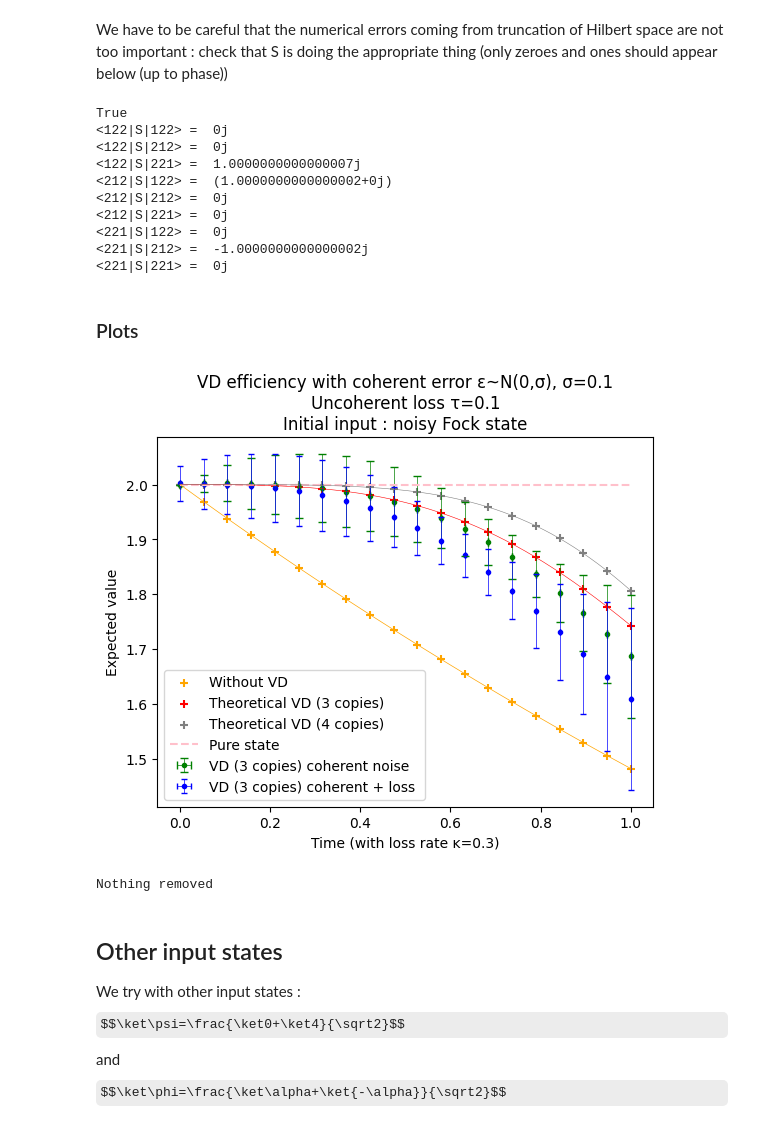
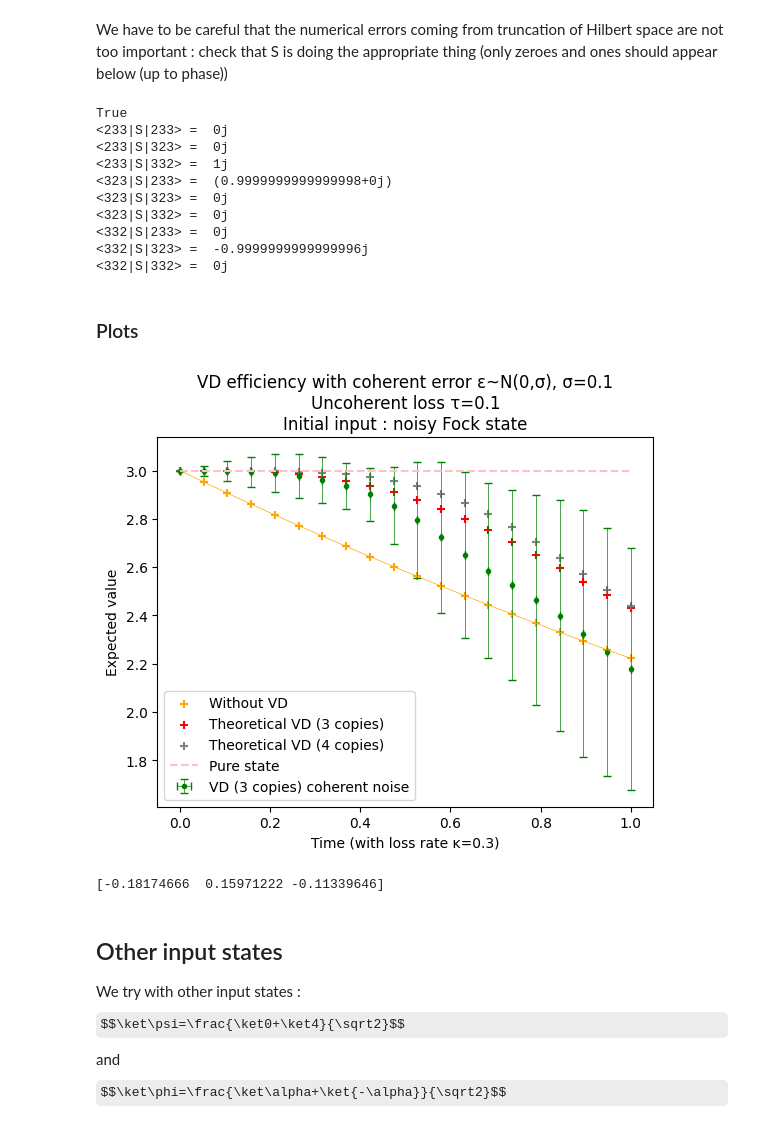
Before and after one commit to lfinocchiaro/virtual-distillation, a Jupyter notebook: virtual_distillation.ipynb, the cells around one changed output. Drawn from its saved outputs; the diff is of its cells as text; code cells hidden in the pictures; some formulas as TeX source.

Commit message:
Added theoretical plots

```diff
--- a/virtual_distillation.ipynb
+++ b/virtual_distillation.ipynb
@@ -8,7 +8,7 @@ import numpy as np
 import math
 import matplotlib.pyplot as plt
 
-N = 7 # Total dimension of the space. We will use three copies so N^3 size matrices
+N = 9 # Total dimension of the space. We will use three copies so N^3 size matrices
 # %% [markdown]
 ### Initial noisy Fock state
 
@@ -20,7 +20,7 @@ with $\rho_0=\ket n\bra n$
 For multi-mode $\hat a, \hat b, \dots,\hat c$ we define the same way $\hat A_k, \hat B_k,\dots \hat C_k$ and
 $$\hat\rho(t)=\sum_{k=0}^\infty\sum_{l=0}^\infty\dots\sum_{m=0}^\infty\hat A_k\hat B_l\dots\hat C_m\hat\rho_0 \hat A_k^\dagger\hat B_l^\dagger\dots\hat C_m^\dagger$$
 # %%
-n = 2
+n = 3
 kappa = 0.3
 
 nb_samples = 20
@@ -130,6 +130,6 @@ except NameError:
     noise_list = np.random.normal(0,eps_std,(nb_F_samples,3))
     F_list = [] # list of triplets of beam splitters
     for (i,noise) in enumerate(noise_list):
-        if (i%11==0): print(f"{i+1}/{nb_F_samples}", end=" ")
+        if (i%1==0): print(f"{i+1}/{nb_F_samples}", end=" ")
         F_list.append(create_F3(initial_sin_angles, noise))
     recalc = False
@@ -150,7 +152,7 @@ denominator_op = (2j*np.pi/3*(n1+2*n2)).expm()
 numerator_op = (n1+n2+n3)/3 * denominator_op
 uncoherent_t_loss = 0.1 # value chosen arbitrarily, total expected shift
 
-def perform_protocol(rho_list : list[qutip.qobj.Qobj], F_list : list[tuple[qutip.qobj.Qobj]], M_list : list[int] =[3,4,1]) -> tuple[np.ndarray]:
+def perform_protocol(rho_list : list[qutip.qobj.Qobj], F_list : list[tuple[qutip.qobj.Qobj]], M_list : list[int] =[3,4,1], losses = True) -> tuple[np.ndarray]:
     ''' Performs the full 3-mode VD protocol on each input state and for each noisy F_3 gate
     Returns the 2-dimensional array with all results. Also returns theoretical results for comparison (see plots)
 
@@ -184,20 +186,21 @@ def perform_protocol(rho_list : list[qutip.qobj.Qobj], F_list : list[tuple[qutip
             denominator = qutip.expect(denominator_op, rho_tilde)
             result[i,j]=(numerator/denominator)
             # WITH losses
-            rho_1 = bs3 * rho_full * bs3.dag()
-            rho_1_noisy = create_states([t_loss/3], rho_1, 3)[0]
-            rho_2 = bs2 * rho_1_noisy * bs2.dag()
-            rho_2_noisy = create_states([t_loss/3], rho_2, 3)[0]
-            rho_3 = bs1 * rho_2_noisy * bs1.dag()
-            rho_3_noisy = create_states([t_loss/3], rho_3, 3)[0]
-            result_loss[i,j] = qutip.expect(numerator_op, rho_3_noisy)/qutip.expect(denominator_op, rho_3_noisy)
+            if losses:
+                rho_1 = bs3 * rho_full * bs3.dag()
+                rho_1_noisy = create_states([t_loss/3], rho_1, 3)[0]
+                rho_2 = bs2 * rho_1_noisy * bs2.dag()
+                rho_2_noisy = create_states([t_loss/3], rho_2, 3)[0]
+                rho_3 = bs1 * rho_2_noisy * bs1.dag()
+                rho_3_noisy = create_states([t_loss/3], rho_3, 3)[0]
+                result_loss[i,j] = qutip.expect(numerator_op, rho_3_noisy)/qutip.expect(denominator_op, rho_3_noisy)
         # theoretical results
         for (k, nb_mode) in enumerate(M_list):
             result_th[k,i] = (qutip.num(N)* rho**nb_mode).tr() / (rho**nb_mode).tr()
 
     return result, result_loss, result_th
 
-result, result_loss, result_th = perform_protocol(rho_list, F_list)
+result, result_loss, result_th = perform_protocol(rho_list, F_list, losses=False)
 result_th_3, result_th_4, result_withoutVD = result_th
 # %% [markdown]
 We have to be careful that the numerical errors coming from truncation of Hilbert space are not too important : check that S is doing the appropriate thing (only zeroes and ones should appear below (up to phase))
@@ -215,20 +218,20 @@ for i in range(3):
             ((qutip.fock([N,N,N],x).dag() * S3 * qutip.fock([N,N,N],y)).data.toarray()[0][0]))
 # %% [output]
 True
-<122|S|122> =  0j
-<122|S|212> =  0j
-<122|S|221> =  1.0000000000000007j
-<212|S|122> =  (1.0000000000000002+0j)
-<212|S|212> =  0j
-<212|S|221> =  0j
-<221|S|122> =  0j
-<221|S|212> =  -1.0000000000000002j
-<221|S|221> =  0j
+<233|S|233> =  0j
+<233|S|323> =  0j
+<233|S|332> =  1j
+<323|S|233> =  (0.9999999999999998+0j)
+<323|S|323> =  0j
+<323|S|332> =  0j
+<332|S|233> =  0j
+<332|S|323> =  -0.9999999999999996j
+<332|S|332> =  0j
 # %% [markdown]
 ### Plots
 # %%
 def plot_all(t_list :np.ndarray, result :np.ndarray, result_loss: np.ndarray, result_th_wlabels: list,
-             remove_extreme : None | tuple[int] = None, title:str="Fock state", show_curves:bool=False) -> None:
+             remove_extreme : None | tuple[int] = None, title:str="Fock state", show_curves:bool=False, losses=True) -> None:
     ''' Creates the plots with the given results
 
     Input:
@@ -246,43 +249,44 @@ def plot_all(t_list :np.ndarray, result :np.ndarray, result_loss: np.ndarray, re
     else :
         #remove extreme points
         extr_max, extr_min = remove_extreme
         result_corr = result[:, np.all(np.logical_and(np.abs(result)<extr_max, np.abs(result)>extr_min),0)]
         result_loss_corr = result_loss[:, np.all(np.logical_and(np.abs(result_loss)<extr_max,
                                                                 np.abs(result_loss)>extr_min),0)]
     colors = ['green', 'blue', 'pink', 'orange', 'red', 'gray', 'black']
     plt.errorbar(t_list, np.abs(result_corr.mean(1)), result_corr.std(1), np.zeros_like(t_list),
                     barsabove=True, elinewidth=.5,fmt='.',label="VD (3 copies) coherent noise", c=colors[0], capsize=3)
-    plt.errorbar(t_list, np.abs(result_loss_corr.mean(1)), result_loss_corr.std(1), np.zeros_like(t_list),
+    if losses:
+        plt.errorbar(t_list, np.abs(result_loss_corr.mean(1)), result_loss_corr.std(1), np.zeros_like(t_list),
                     barsabove=True, elinewidth=.5,fmt='.',label="VD (3 copies) coherent + loss ", c=colors[1], capsize=2)
     for (i,(result_th, label)) in enumerate(result_th_wlabels):
         plt.scatter(t_list, np.abs(result_th), label=label, marker='+', c=colors[i+3])
     plt.plot(t_list,np.full(t_list.shape,(result_th_wlabels[0][0][0]).real),
              linestyle="--", label='Pure state', c=colors[2])
     if show_curves:
         t_list_complete = np.linspace(t_list[0], t_list[-1], 1000)
         no_VD_curve_th = n * np.exp(-kappa * t_list_complete)
         plt.plot(t_list_complete, no_VD_curve_th, c=colors[3], linewidth = 0.5)
         # only for n=2
         temporary = (np.exp(kappa * t_list_complete)-1)
         VD_3_curve_th = (2+8*temporary**3)/(1+8*temporary**3+temporary**6)
-        plt.plot(t_list_complete, VD_3_curve_th, c=colors[4], linewidth =0.4)
+        #plt.plot(t_list_complete, VD_3_curve_th, c=colors[4], linewidth =0.4)
         VD_4_curve_th = (2+16*temporary**4)/(1+16*temporary**4+temporary**8)
-        plt.plot(t_list_complete, VD_4_curve_th, c=colors[5], linewidth=0.4)
+        #plt.plot(t_list_complete, VD_4_curve_th, c=colors[5], linewidth=0.4)
     plt.title(f"VD efficiency with coherent error ε~N(0,σ), σ={eps_std}\nUncoherent loss τ={uncoherent_t_loss}\nInitial input : noisy "+title)
     plt.xlabel(f"Time (with loss rate ĸ={kappa})")
     plt.ylabel("Expected value")
     plt.legend()
     plt.show()
 
 plot_all(t_list, result, result_loss, [(result_withoutVD, "Without VD"), (result_th_3, "Theoretical VD (3 copies)"),
-                            (result_th_4, "Theoretical VD (4 copies)")], (n+1,n-1), show_curves=True)
+                            (result_th_4, "Theoretical VD (4 copies)")], (4,1.5), show_curves=True, losses=False)
 # %% [output]
-[figure, old version]
+[figure, new version]
 # %%
 try: print(noise_list[np.where(np.any(np.abs(result) > n+1, 0))[0][0]] )# extreme value removed
 except:print("Nothing removed")
 # %% [output]
-Nothing removed
+[-0.18174666  0.15971222 -0.11339646]
 # %% [markdown]
 ## Other input states
 We try with other input states :
```
Also changed, not shown: parts of 8 cells of this notebook, 1 other file.
